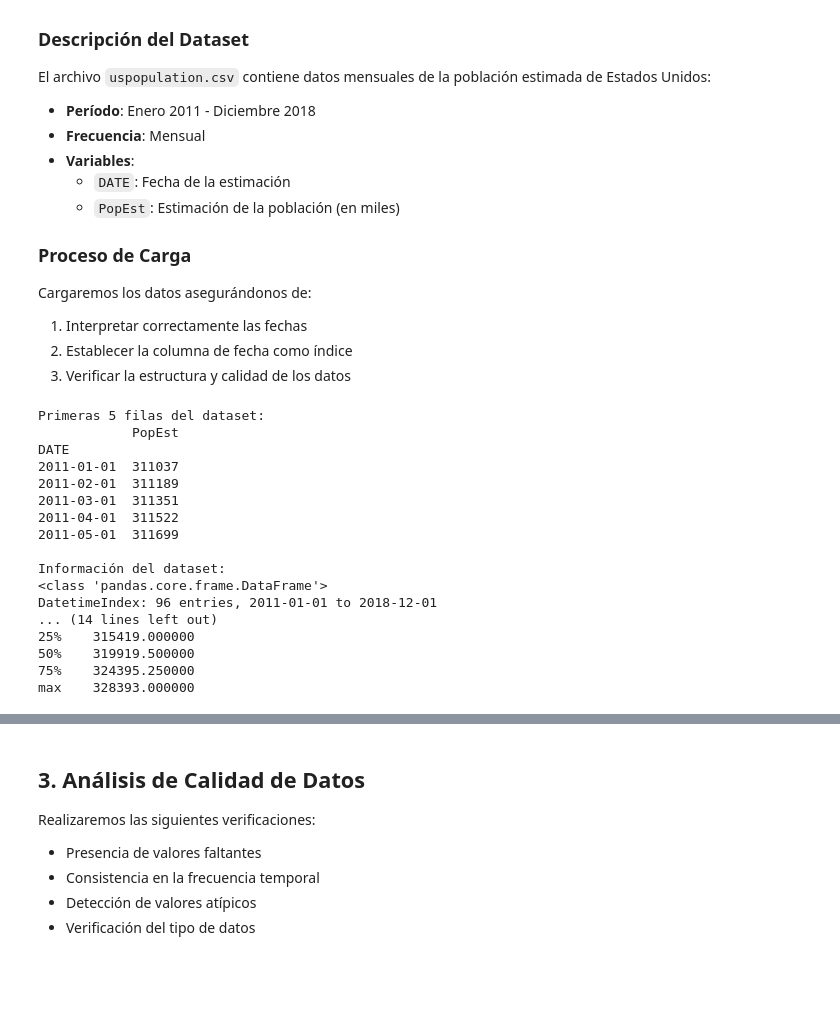
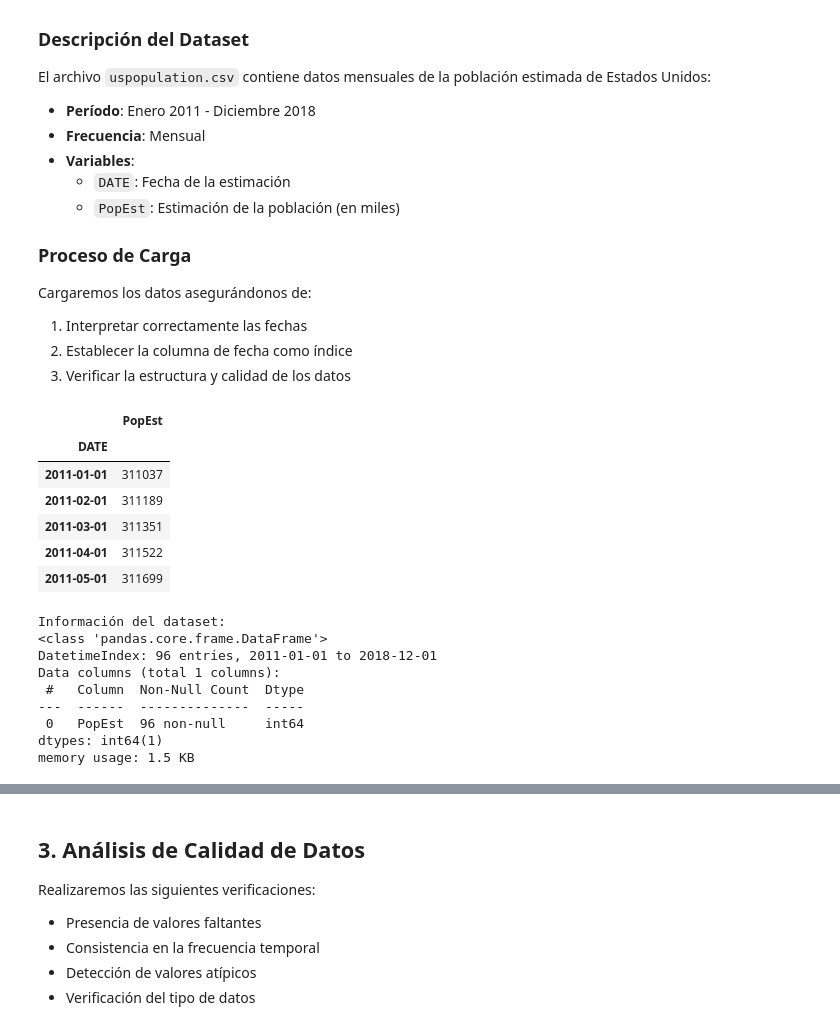
Before and after one commit to BenjaSar/AdST, a Jupyter notebook: tp_final_V2.ipynb, the cells around one changed output, grey strips where cells are left out. Drawn from its saved outputs; the diff is of its cells as text; code cells hidden in the pictures; blank space fills up the shorter version.

Commit message:
cambio en las primera visualizacion de datos

```diff
--- a/tp_final_V2.ipynb
+++ b/tp_final_V2.ipynb
@@ -74,29 +74,25 @@ Cargaremos los datos asegurándonos de:
 # %%
 # Carga del dataset
 df_ts = pd.read_csv("uspopulation.csv", parse_dates=["DATE"], index_col='DATE')
-
-# Mostrar las primeras filas y la información básica del dataset
-print("Primeras 5 filas del dataset:")
-print(df_ts.head())
-print("\nInformación del dataset:")
-print(df_ts.info())
-print("\nEstadísticas descriptivas:")
-print(df_ts.describe())
+df_ts.head()
 # %% [output]
-Primeras 5 filas del dataset:
-            PopEst
-DATE
-2011-01-01  311037
-2011-02-01  311189
-2011-03-01  311351
-2011-04-01  311522
-2011-05-01  311699
-
-Información del dataset:
-<class 'pandas.core.frame.DataFrame'>
-DatetimeIndex: 96 entries, 2011-01-01 to 2018-12-01
-... (14 lines left out)
-25%    315419.000000
-50%    319919.500000
-75%    324395.250000
-max    328393.000000
+|  | PopEst |
+| DATE |  |
+| 2011-01-01 | 311037 |
+| 2011-02-01 | 311189 |
+| 2011-03-01 | 311351 |
+| 2011-04-01 | 311522 |
+| 2011-05-01 | 311699 |
+# %%
+print("\nInformación del dataset:")
+df_ts.info()
+# %% [output]
+Información del dataset:
+<class 'pandas.core.frame.DataFrame'>
+DatetimeIndex: 96 entries, 2011-01-01 to 2018-12-01
+Data columns (total 1 columns):
+ #   Column  Non-Null Count  Dtype
+---  ------  --------------  -----
+ 0   PopEst  96 non-null     int64
+dtypes: int64(1)
+memory usage: 1.5 KB
```
Also changed, not shown: parts of 1 cell of this notebook.
